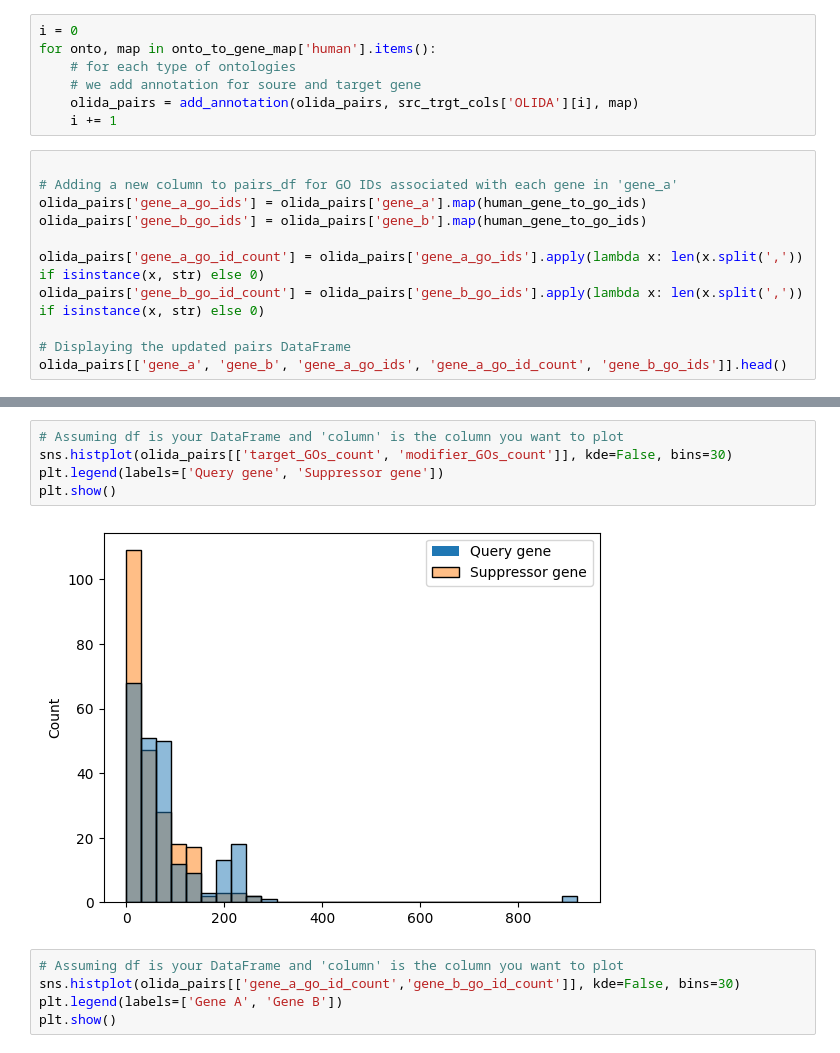
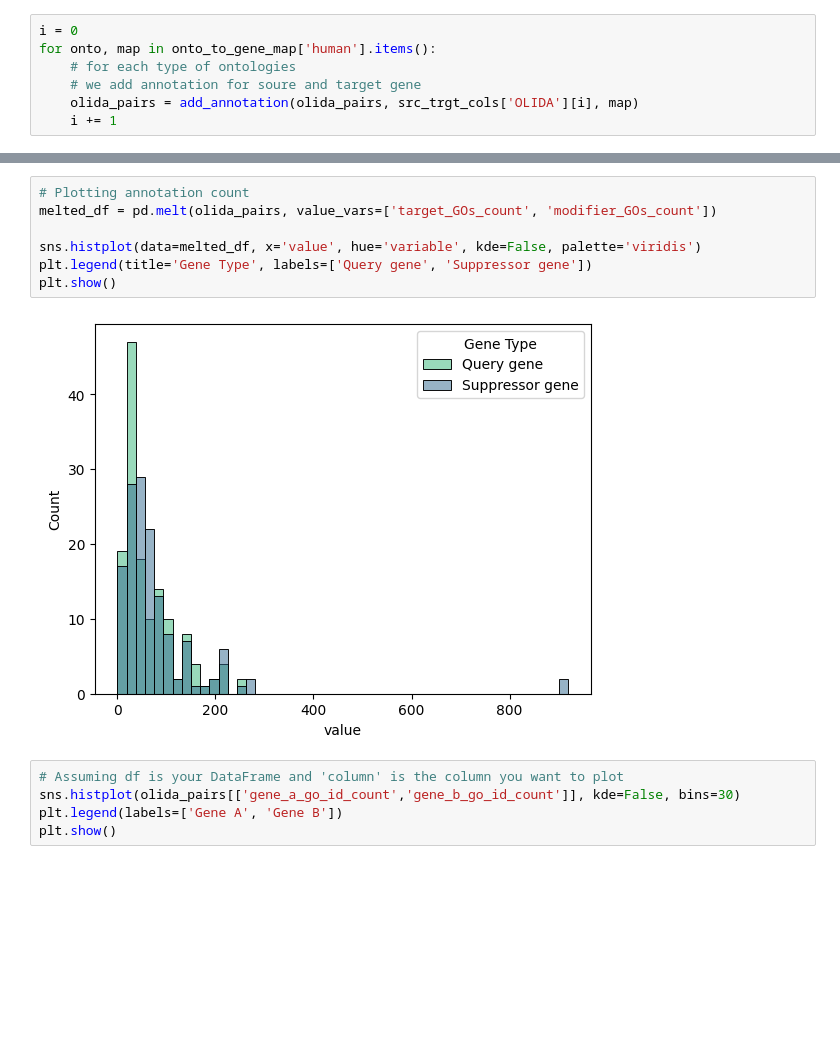
Before and after one commit to MTG-Lab/modspy-data, a Jupyter notebook: notebooks/1_preprocessing.ipynb, the cells around one changed output, grey strips where cells are left out. Saved outputs shown, nothing was run; the diff lists cells and outputs as text; blank space fills up the shorter version.

```diff
--- a/notebooks/1_preprocessing.ipynb
+++ b/notebooks/1_preprocessing.ipynb
@@ -487,14 +475,3 @@ for onto, map in onto_to_gene_map['human'].items():
     # we add annotation for soure and target gene
     olida_pairs = add_annotation(olida_pairs, src_trgt_cols['OLIDA'][i], map)
     i += 1
-# %%
-
-# Adding a new column to pairs_df for GO IDs associated with each gene in 'gene_a'
-olida_pairs['gene_a_go_ids'] = olida_pairs['gene_a'].map(human_gene_to_go_ids)
-olida_pairs['gene_b_go_ids'] = olida_pairs['gene_b'].map(human_gene_to_go_ids)
-
-olida_pairs['gene_a_go_id_count'] = olida_pairs['gene_a_go_ids'].apply(lambda x: len(x.split(',')) if isinstance(x, str) else 0)
-olida_pairs['gene_b_go_id_count'] = olida_pairs['gene_b_go_ids'].apply(lambda x: len(x.split(',')) if isinstance(x, str) else 0)
-
-# Displaying the updated pairs DataFrame
-olida_pairs[['gene_a', 'gene_b', 'gene_a_go_ids', 'gene_a_go_id_count', 'gene_b_go_ids']].head()
@@ -508,10 +478,12 @@ olida_pairs[['gene_a', 'gene_b', 'gene_a_go_ids', 'gene_a_go_id_count', 'gene_b_
-# %%
-# Assuming df is your DataFrame and 'column' is the column you want to plot
-sns.histplot(olida_pairs[['target_GOs_count', 'modifier_GOs_count']], kde=False, bins=30)
-plt.legend(labels=['Query gene', 'Suppressor gene'])
-plt.show()
-# %% [output]
-[figure, removed]
+# %%
+# Plotting annotation count
+melted_df = pd.melt(olida_pairs, value_vars=['target_GOs_count', 'modifier_GOs_count'])
+
+sns.histplot(data=melted_df, x='value', hue='variable', kde=False, palette='viridis')
+plt.legend(title='Gene Type', labels=['Query gene', 'Suppressor gene'])
+plt.show()
+# %% [output]
+[figure, added]
 # %%
 # Assuming df is your DataFrame and 'column' is the column you want to plot
 sns.histplot(olida_pairs[['gene_a_go_id_count','gene_b_go_id_count']], kde=False, bins=30)
```
Also changed, not shown: parts of 55 cells of this notebook, 1 other file.
